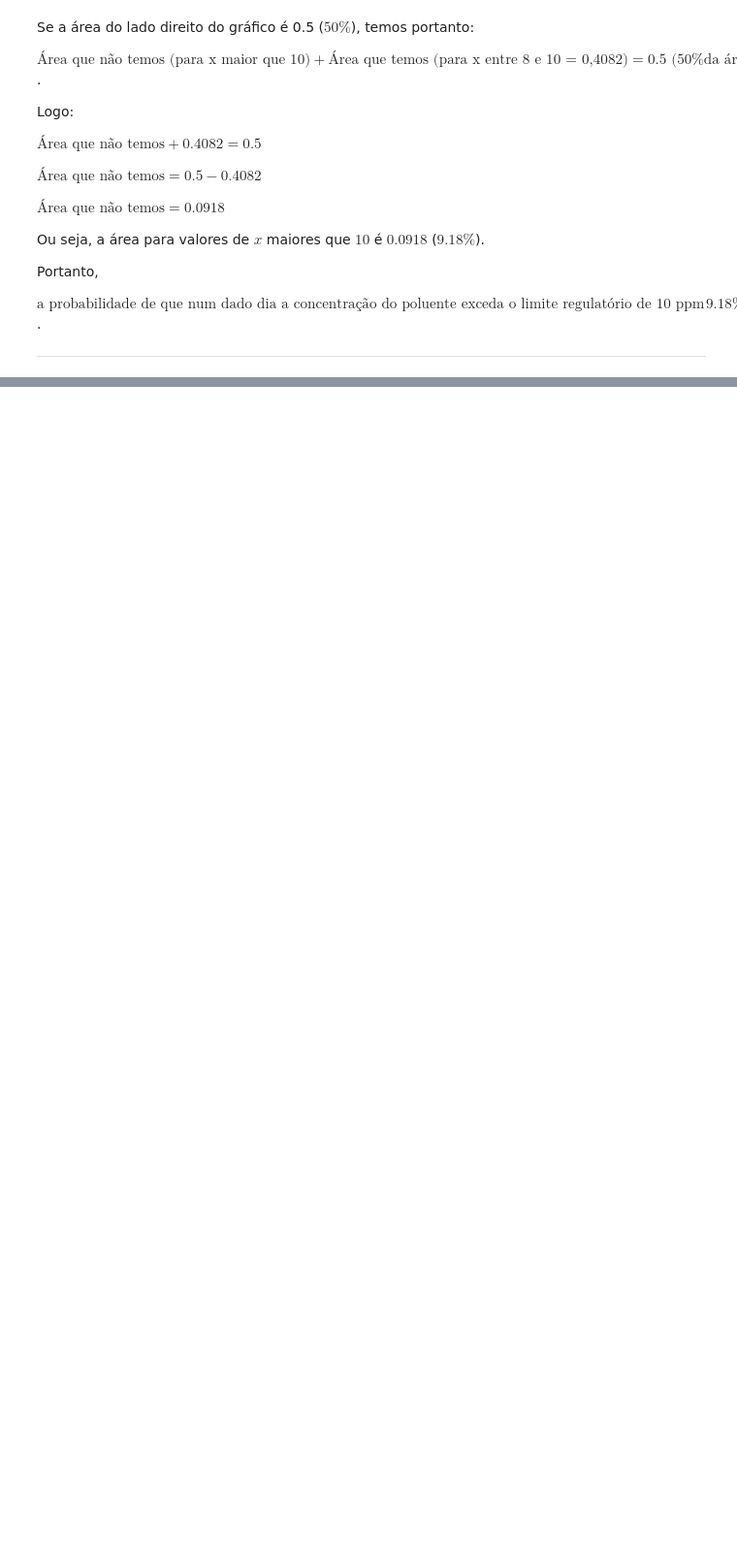
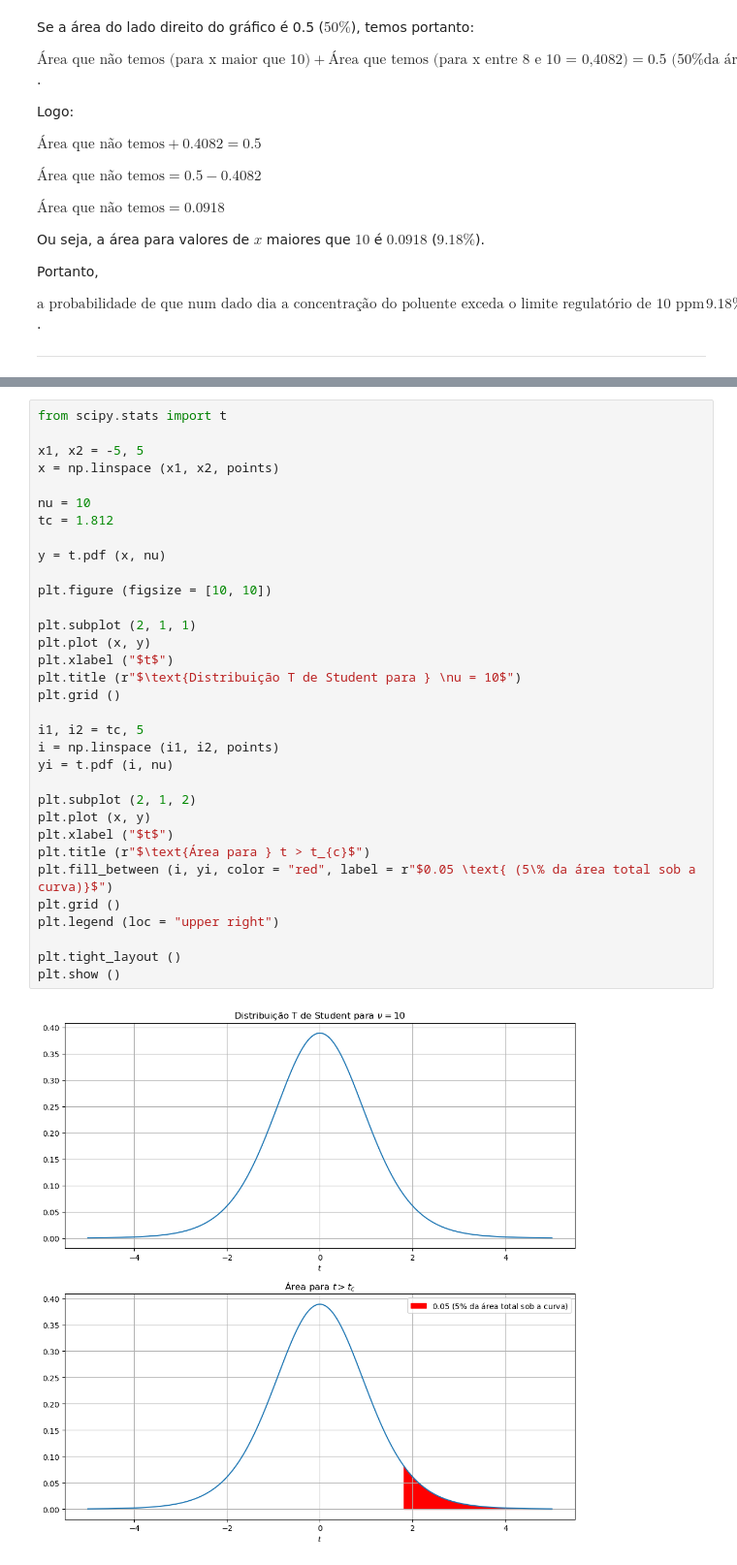
Before and after one commit to eltonlima01/statistics, a Jupyter notebook: normal-distribution/notebooks/main.ipynb, the cells around one changed output, grey strips where cells are left out. Shown at 97% size. Drawn from its saved outputs; the diff is of its cells as text; blank space fills up the shorter version.

```diff
--- a/normal-distribution/notebooks/main.ipynb
+++ b/normal-distribution/notebooks/main.ipynb
@@ -454,0 +479,35 @@ $ \boxed{\text{a probabilidade de que num dado dia a concentração do poluente
+# %%
+from scipy.stats import t
+
+x1, x2 = -5, 5
+x = np.linspace (x1, x2, points)
+
+nu = 10
+tc = 1.812
+
+y = t.pdf (x, nu)
+
+plt.figure (figsize = [10, 10])
+
+plt.subplot (2, 1, 1)
+plt.plot (x, y)
+plt.xlabel ("$t$")
+plt.title (r"$\text{Distribuição T de Student para } \nu = 10$")
+plt.grid ()
+
+i1, i2 = tc, 5
+i = np.linspace (i1, i2, points)
+yi = t.pdf (i, nu)
+
+plt.subplot (2, 1, 2)
+plt.plot (x, y)
+plt.xlabel ("$t$")
+plt.title (r"$\text{Área para } t > t_{c}$")
+plt.fill_between (i, yi, color = "red", label = r"$0.05 \text{ (5\% da área total sob a curva)}$")
+plt.grid ()
+plt.legend (loc = "upper right")
+
+plt.tight_layout ()
+plt.show ()
+# %% [output]
+[figure, added]
```
Also changed, not shown: parts of 29 cells of this notebook, 1 other file.
